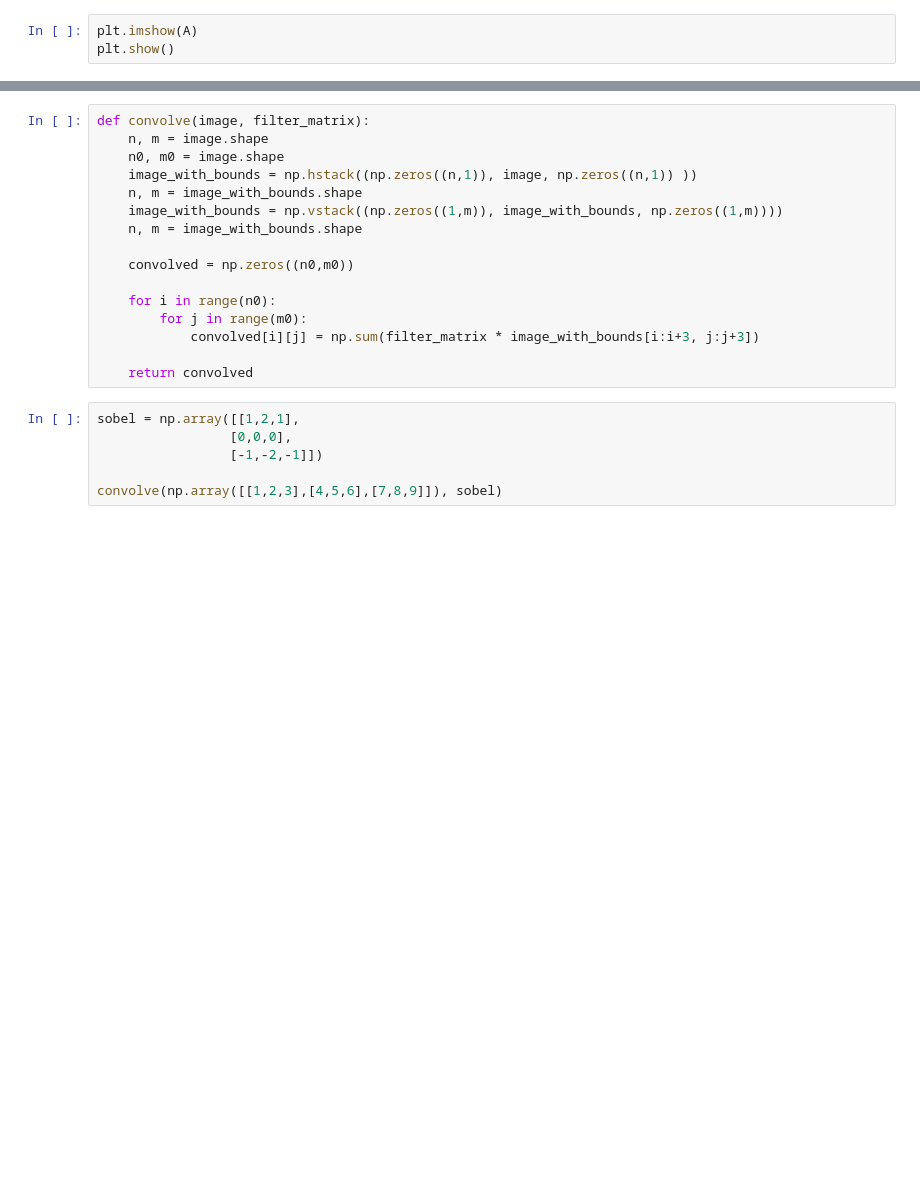
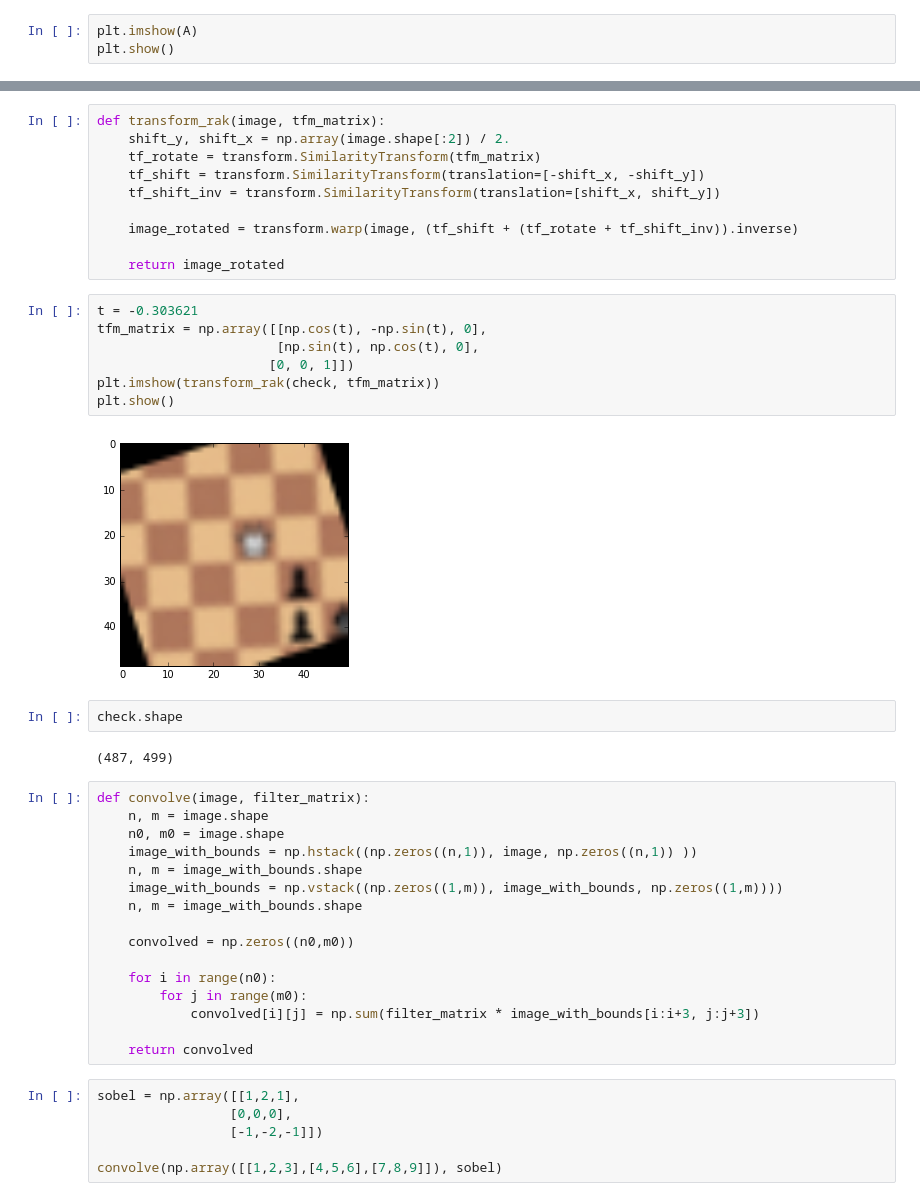
Before and after one commit to AntonRykachevskiy/linalg, a Jupyter notebook: Untitled.ipynb, the cells around one changed output, grey strips where cells are left out. Cells and saved outputs as stored; diff of their text form; blank space fills up the shorter version.

```diff
--- a/Untitled.ipynb
+++ b/Untitled.ipynb
@@ -183,3 +202,26 @@ DS
+# %%
+def transform_rak(image, tfm_matrix):
+    shift_y, shift_x = np.array(image.shape[:2]) / 2.
+    tf_rotate = transform.SimilarityTransform(tfm_matrix)
+    tf_shift = transform.SimilarityTransform(translation=[-shift_x, -shift_y])
+    tf_shift_inv = transform.SimilarityTransform(translation=[shift_x, shift_y])
+
+    image_rotated = transform.warp(image, (tf_shift + (tf_rotate + tf_shift_inv)).inverse)
+
+    return image_rotated
+# %%
+t = -0.303621
+tfm_matrix = np.array([[np.cos(t), -np.sin(t), 0],
+                       [np.sin(t), np.cos(t), 0],
+                      [0, 0, 1]])
+plt.imshow(transform_rak(check, tfm_matrix))
+plt.show()
+# %% [output]
+[figure, added]
+# %%
+check.shape
+# %% [output]
+(487, 499)
 # %%
 def convolve(image, filter_matrix):
     n, m = image.shape
```
Also changed, not shown: parts of 15 cells of this notebook, 10 other files.
